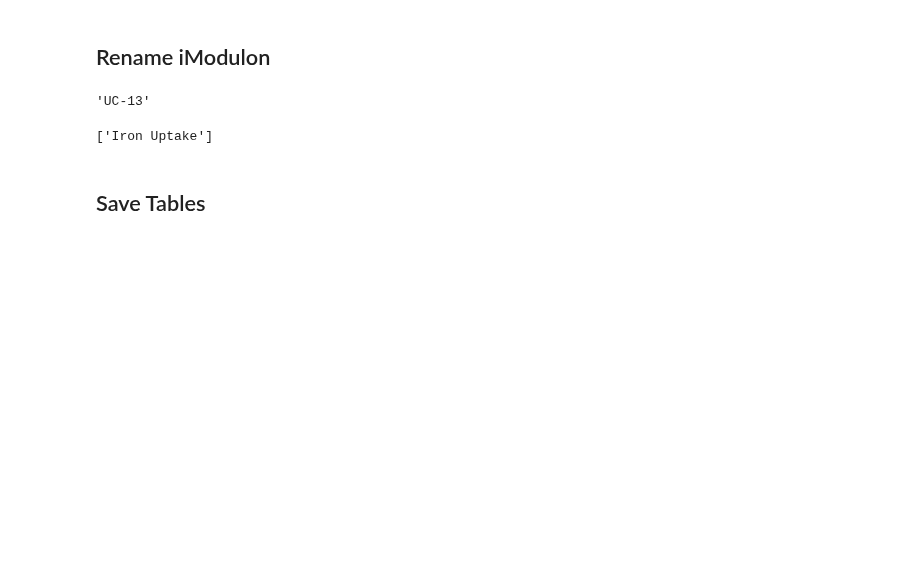
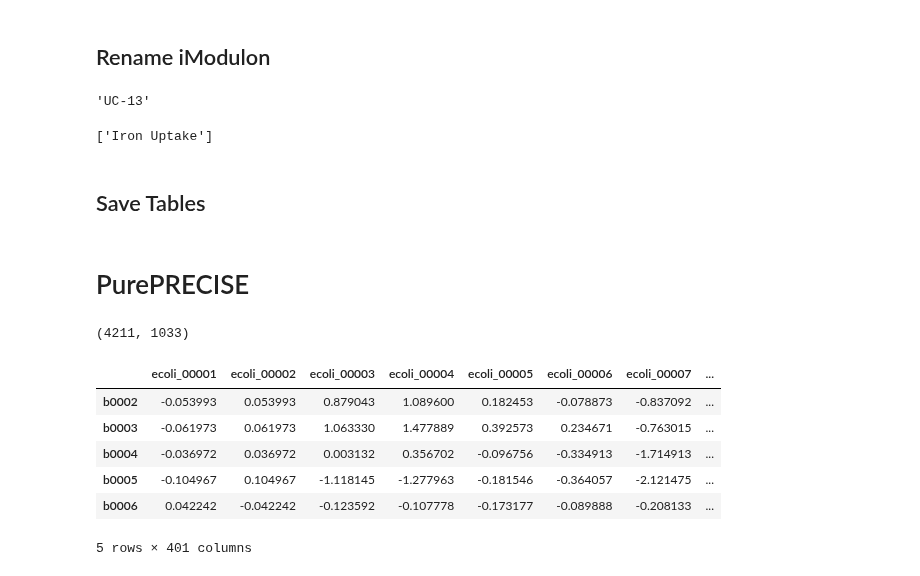
Before and after one commit to SBRG/precise2, a Jupyter notebook: notebooks/4__manual_imodulon_annotation.ipynb, the cells around one changed output. Drawn from its saved outputs; the diff is of its cells as text; code cells hidden in the pictures; blank space fills up the shorter version.

```diff
--- a/notebooks/4__manual_imodulon_annotation.ipynb
+++ b/notebooks/4__manual_imodulon_annotation.ipynb
@@ -346,3 +335,21 @@ ica_data.imodulon_table.to_csv('../data/precise1k/imodulon_table.csv')
 ica_data.A.to_csv('../data/precise1k/A.csv')
 ica_data.M.to_csv('../data/precise1k/M.csv')
 save_to_json(ica_data, '../data/precise1k/precise1k', compress=True)
+# %% [markdown]
+# PurePRECISE
+# %%
+log_tpm_norm = pd.read_csv('../data/precise1k/log_tpm_norm_qc.csv', index_col=0)
+log_tpm_norm.shape
+# %% [output]
+(4211, 1033)
+# %%
+pure_ltn = log_tpm_norm[ica_data.sample_table[ica_data.sample_table['pure_precise'] == 'True'].index]
+pure_ltn.head()
+# %% [output]
+|  | ecoli_00001 | ecoli_00002 | ecoli_00003 | ecoli_00004 | ecoli_00005 | ecoli_00006 | ecoli_00007 | ... |
+| b0002 | -0.053993 | 0.053993 | 0.879043 | 1.089600 | 0.182453 | -0.078873 | -0.837092 | ... |
+| b0003 | -0.061973 | 0.061973 | 1.063330 | 1.477889 | 0.392573 | 0.234671 | -0.763015 | ... |
+| b0004 | -0.036972 | 0.036972 | 0.003132 | 0.356702 | -0.096756 | -0.334913 | -1.714913 | ... |
+| b0005 | -0.104967 | 0.104967 | -1.118145 | -1.277963 | -0.181546 | -0.364057 | -2.121475 | ... |
+| b0006 | 0.042242 | -0.042242 | -0.123592 | -0.107778 | -0.173177 | -0.089888 | -0.208133 | ... |
+5 rows × 401 columns
```
Also changed, not shown: parts of 3 cells of this notebook, 5 other files.
